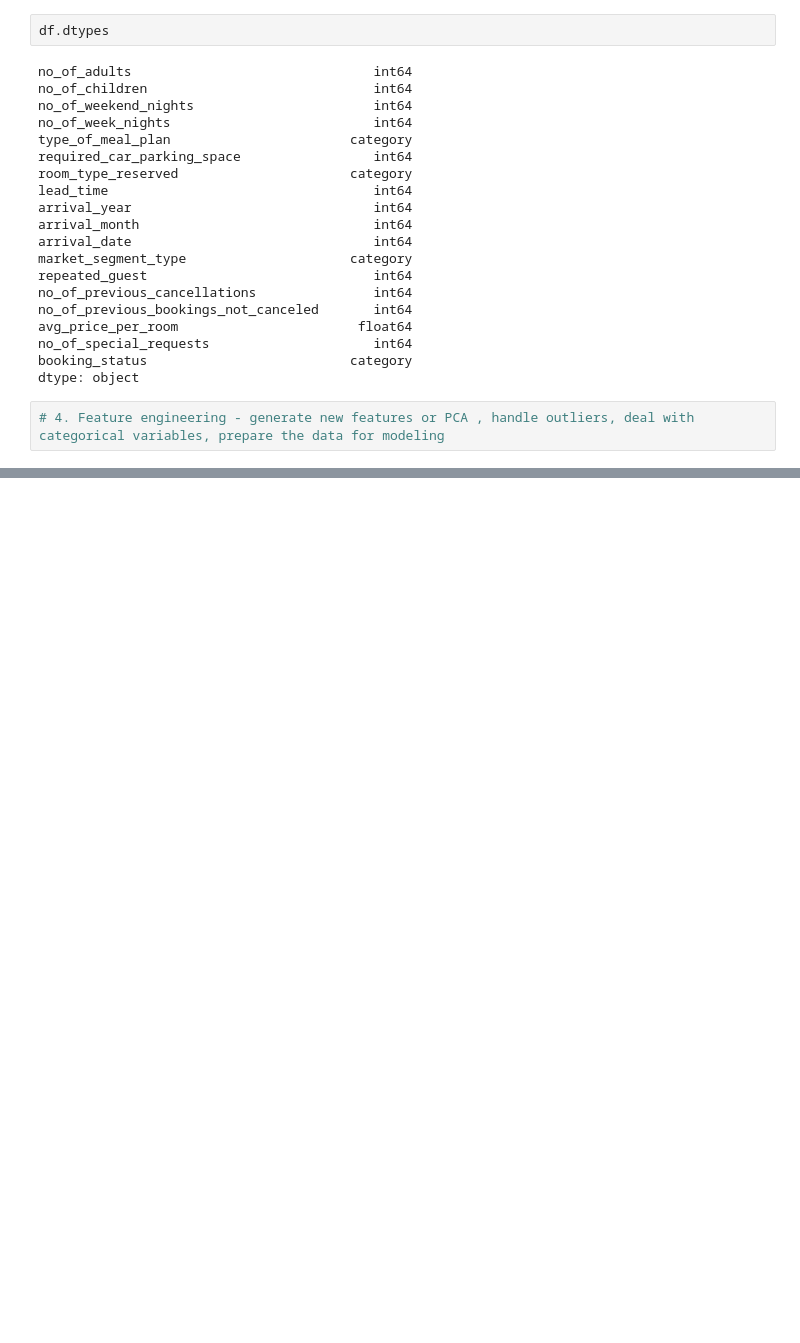
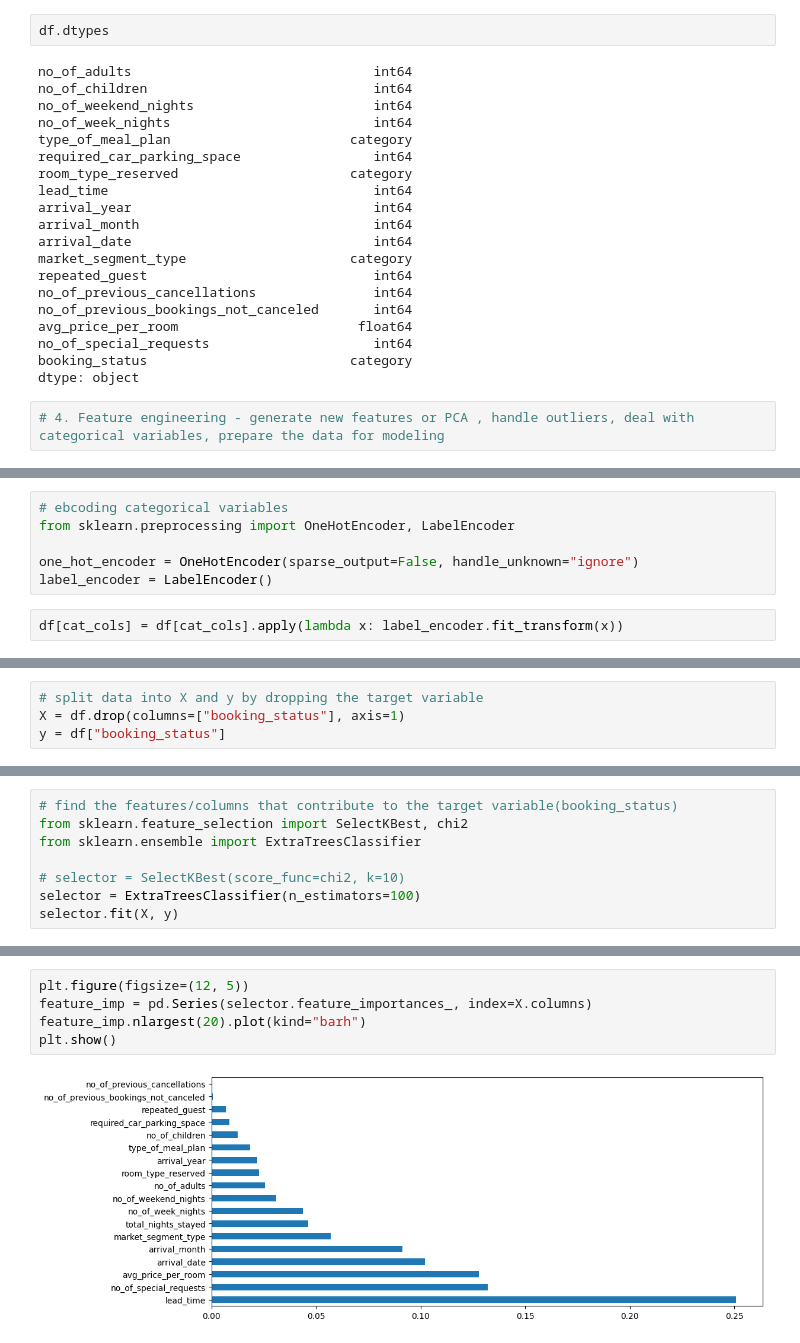
Before and after one commit to thobs-10/MLOps-hotel-reservation-prediction-system, a Jupyter notebook: notebooks/eda.ipynb, the cells around one changed output, grey strips where cells are left out. Saved outputs shown, nothing was run; the diff lists cells and outputs as text; blank space fills up the shorter version.

Commit message:
update: added code for experimenting with feature engineering steps and data validation steps

```diff
--- a/notebooks/eda.ipynb
+++ b/notebooks/eda.ipynb
@@ -443,0 +466,8 @@ def generate_features(df: pd.DataFrame) -> pd.DataFrame:
+# %%
+# ebcoding categorical variables
+from sklearn.preprocessing import OneHotEncoder, LabelEncoder
+
+one_hot_encoder = OneHotEncoder(sparse_output=False, handle_unknown="ignore")
+label_encoder = LabelEncoder()
+# %%
+df[cat_cols] = df[cat_cols].apply(lambda x: label_encoder.fit_transform(x))
@@ -443,0 +488,4 @@ def generate_features(df: pd.DataFrame) -> pd.DataFrame:
+# %%
+# split data into X and y by dropping the target variable
+X = df.drop(columns=["booking_status"], axis=1)
+y = df["booking_status"]
@@ -443,0 +514,8 @@ def generate_features(df: pd.DataFrame) -> pd.DataFrame:
+# %%
+# find the features/columns that contribute to the target variable(booking_status)
+from sklearn.feature_selection import SelectKBest, chi2
+from sklearn.ensemble import ExtraTreesClassifier
+
+# selector = SelectKBest(score_func=chi2, k=10)
+selector = ExtraTreesClassifier(n_estimators=100)
+selector.fit(X, y)
@@ -443,0 +531,7 @@ def generate_features(df: pd.DataFrame) -> pd.DataFrame:
+# %%
+plt.figure(figsize=(12, 5))
+feature_imp = pd.Series(selector.feature_importances_, index=X.columns)
+feature_imp.nlargest(20).plot(kind="barh")
+plt.show()
+# %% [output]
+[figure, added]
```
Also changed, not shown: parts of 23 cells of this notebook.
